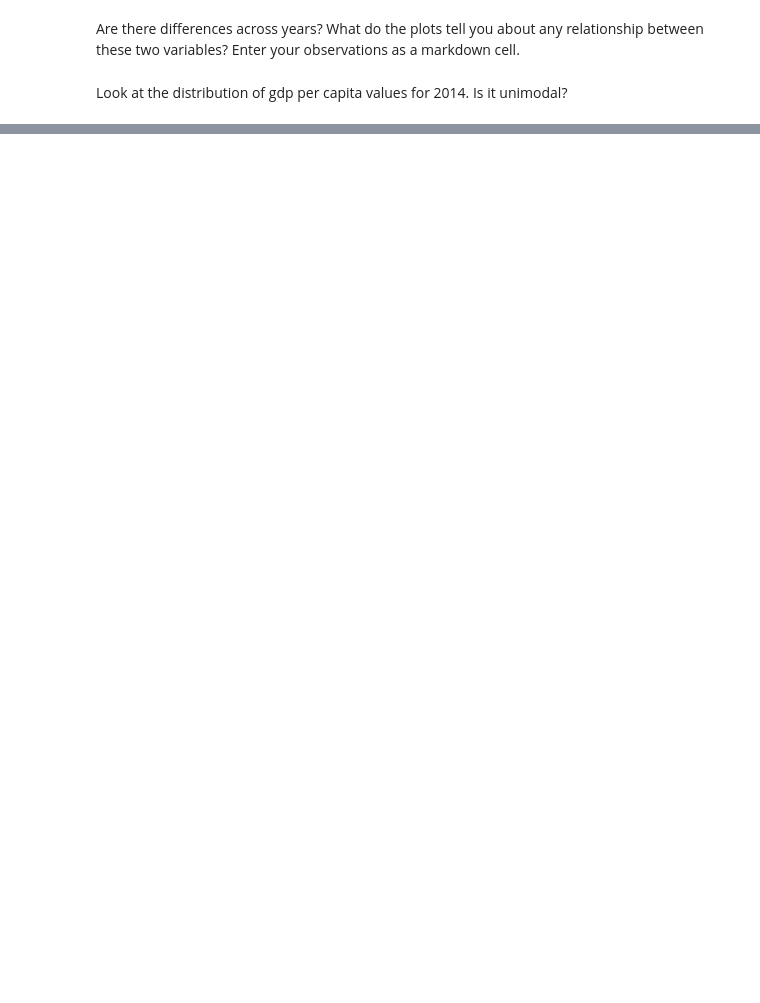
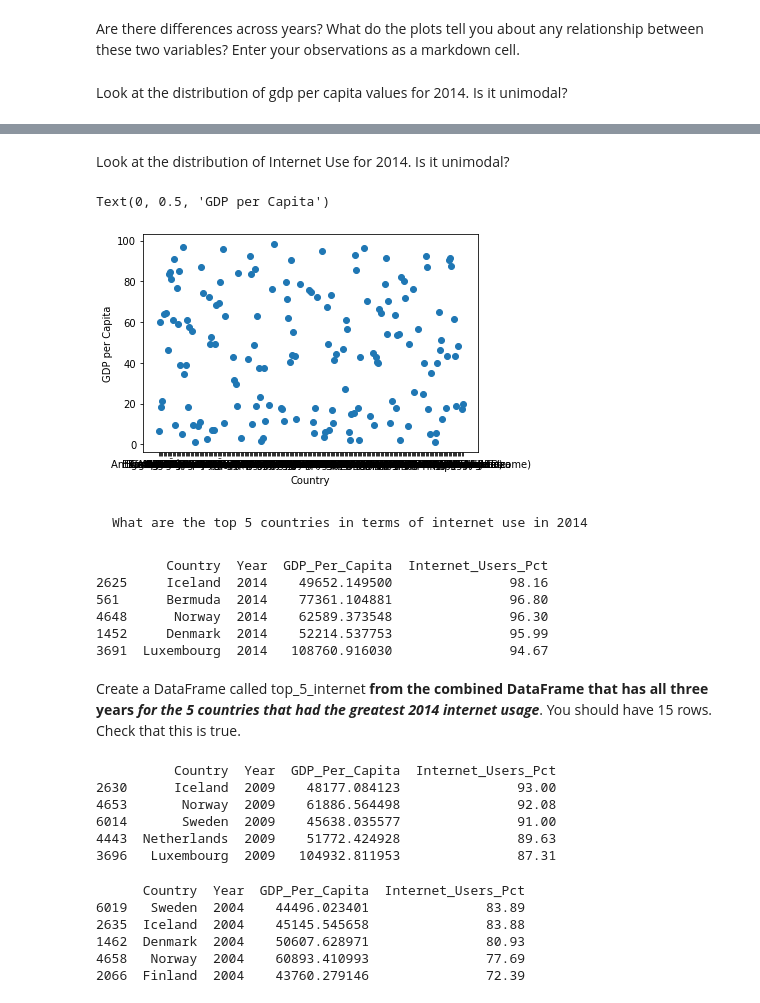
Before and after one commit to Coleman-R/gdp-and-internet-usage-Coleman-R, a Jupyter notebook: notebook/Untitled.ipynb, the cells around one changed output, grey strips where cells are left out. Saved outputs shown, nothing was run; the diff lists cells and outputs as text; code cells hidden in the pictures; blank space fills up the shorter version.

```diff
--- a/notebook/Untitled.ipynb
+++ b/notebook/Untitled.ipynb
@@ -381,0 +405,43 @@ Look at the distribution of gdp per capita values for 2014. Is it unimodal?
+# %% [markdown]
+Look at the distribution of Internet Use for 2014. Is it unimodal?
+# %%
+plt.scatter( x= 'Country', y= 'Internet_Users_Pct', data= gdp_internet_14)
+plt.xlabel ('Country')
+plt.ylabel ('GDP per Capita')
+# %% [output]
+Text(0, 0.5, 'GDP per Capita')
+[figure, added]
+# %% [markdown]
+	What are the top 5 countries in terms of internet use in 2014
+# %%
+top_5_internet_14 = gdp_internet_14.sort_values(by = 'Internet_Users_Pct', ascending= False)[:5]
+print(top_5_internet_14)
+# %% [output]
+         Country  Year  GDP_Per_Capita  Internet_Users_Pct
+2625     Iceland  2014    49652.149500               98.16
+561      Bermuda  2014    77361.104881               96.80
+4648      Norway  2014    62589.373548               96.30
+1452     Denmark  2014    52214.537753               95.99
+3691  Luxembourg  2014   108760.916030               94.67
+# %% [markdown]
+Create a DataFrame called top_5_internet **from the combined DataFrame that has all three years _for the 5 countries that had the greatest 2014 internet usage_**. You should have 15 rows. Check that this is true.
+# %%
+top_5_internet_09 = gdp_internet_09.sort_values(by = 'Internet_Users_Pct', ascending= False)[:5]
+print(top_5_internet_09)
+# %% [output]
+          Country  Year  GDP_Per_Capita  Internet_Users_Pct
+2630      Iceland  2009    48177.084123               93.00
+4653       Norway  2009    61886.564498               92.08
+6014       Sweden  2009    45638.035577               91.00
+4443  Netherlands  2009    51772.424928               89.63
+3696   Luxembourg  2009   104932.811953               87.31
+# %%
+top_5_internet_04 = gdp_internet_04.sort_values(by = 'Internet_Users_Pct', ascending= False)[:5]
+print(top_5_internet_04)
+# %% [output]
+      Country  Year  GDP_Per_Capita  Internet_Users_Pct
+6019   Sweden  2004    44496.023401               83.89
+2635  Iceland  2004    45145.545658               83.88
+1462  Denmark  2004    50607.628971               80.93
+4658   Norway  2004    60893.410993               77.69
+2066  Finland  2004    43760.279146               72.39
```
Also changed, not shown: parts of 17 cells of this notebook.
